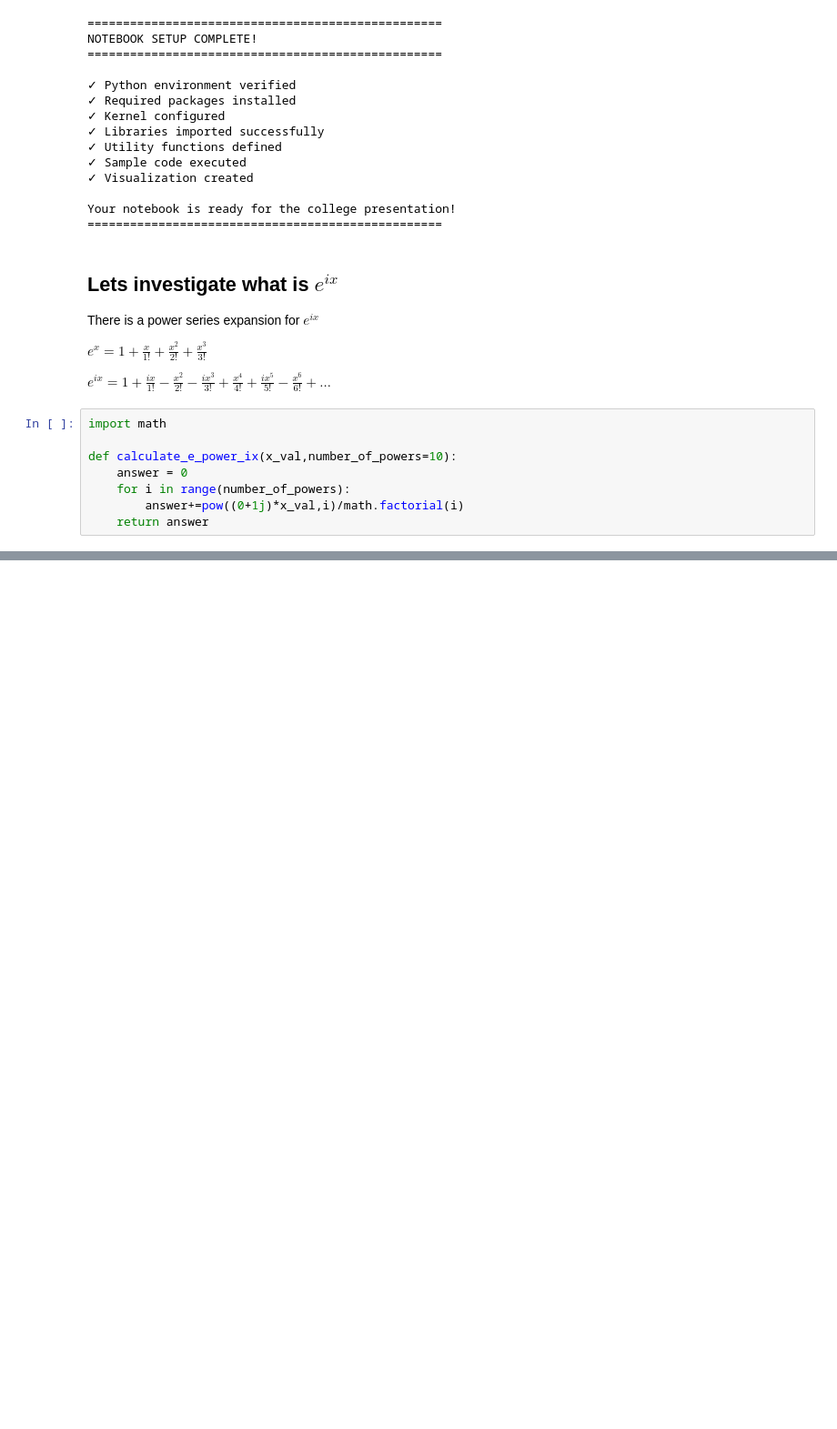
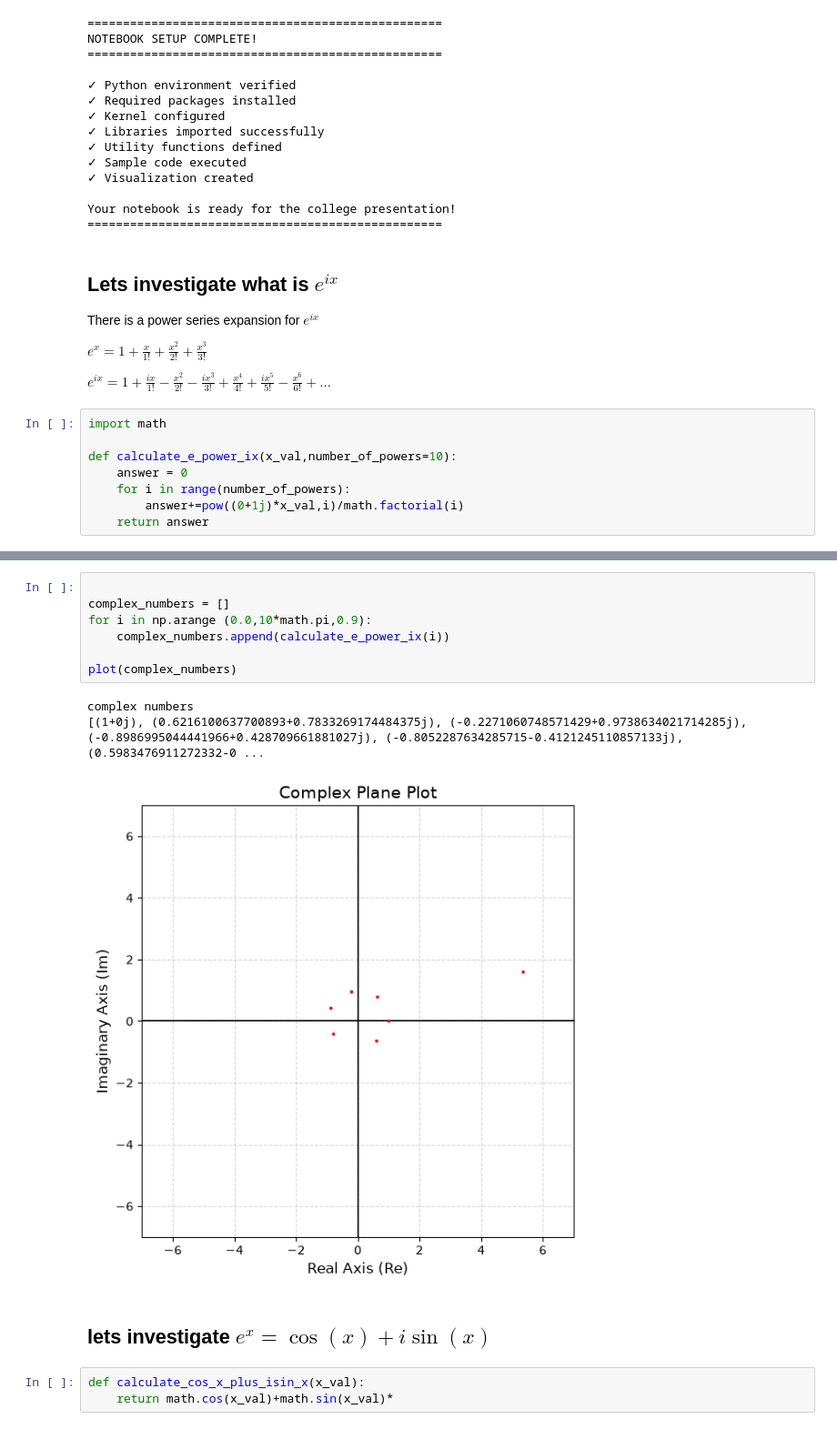
Before and after one commit to Nahdus/storyofcomplexplane, a Jupyter notebook: python_notebook.ipynb, the cells around one changed output, grey strips where cells are left out. Shown at 91% size. Cells and saved outputs as stored; diff of their text form; blank space fills up the shorter version.

```diff
--- a/python_notebook.ipynb
+++ b/python_notebook.ipynb
@@ -268,0 +265,16 @@ complex numbers
+# %%
+
+complex_numbers = []
+for i in np.arange (0.0,10*math.pi,0.9):
+    complex_numbers.append(calculate_e_power_ix(i))
+
+plot(complex_numbers)
+# %% [output]
+complex numbers
+[(1+0j), (0.6216100637700893+0.7833269174484375j), (-0.2271060748571429+0.9738634021714285j), (-0.8986995044441966+0.428709661881027j), (-0.8052287634285715-0.4121245110857133j), (0.5983476911272332-0 ...
+[figure, added]
+# %% [markdown]
+## lets investigate $e^{x} = \cos(x)+ i\sin(x)$ ##
+# %%
+def calculate_cos_x_plus_isin_x(x_val):
+    return math.cos(x_val)+math.sin(x_val)*
```
Also changed, not shown: parts of 4 cells of this notebook.
